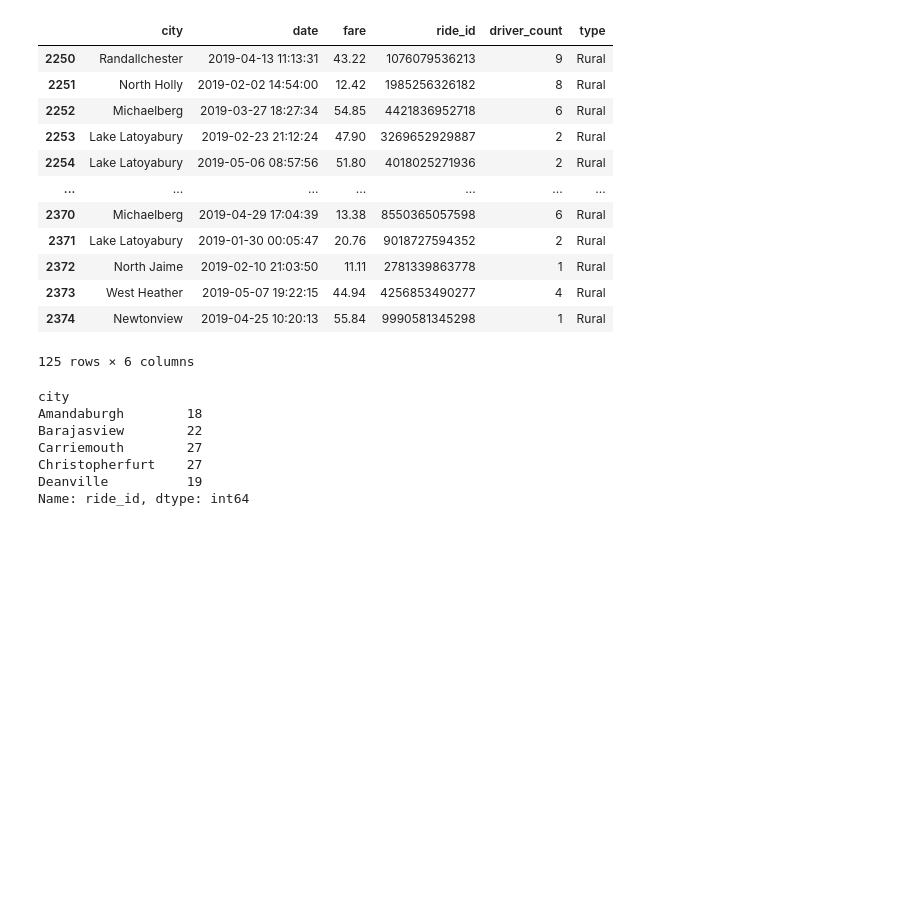
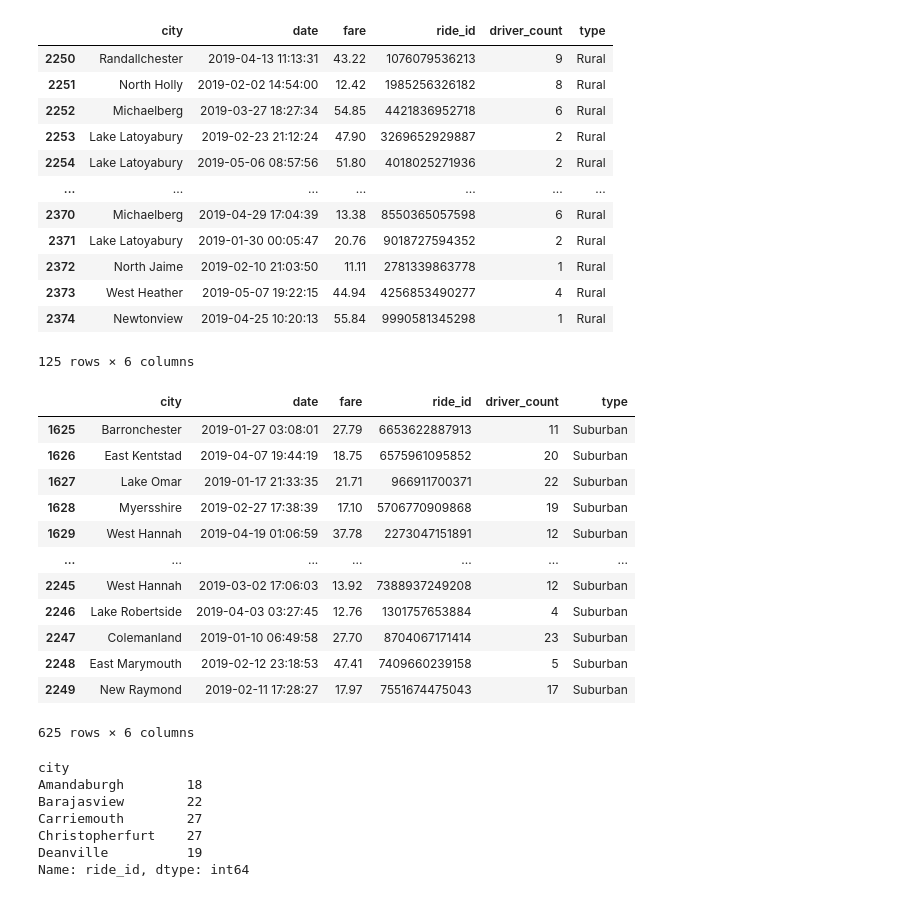
Before and after one commit to Tobikuku/PyBer_Analysis, a Jupyter notebook: PyBer.ipynb, the cells around one changed output. Drawn from its saved outputs; the diff is of its cells as text; code cells hidden in the pictures; blank space fills up the shorter version.

```diff
--- a/PyBer.ipynb
+++ b/PyBer.ipynb
@@ -152,6 +152,24 @@ rural_cities_df
 | 2373 | West Heather | 2019-05-07 19:22:15 | 44.94 | 4256853490277 | 4 | Rural |
 | 2374 | Newtonview | 2019-04-25 10:20:13 | 55.84 | 9990581345298 | 1 | Rural |
 125 rows × 6 columns
+# %%
+suburban_cities_df = pyber_data_df[pyber_data_df["type"] == "Suburban"]
+
+suburban_cities_df
+# %% [output]
+|  | city | date | fare | ride_id | driver_count | type |
+| 1625 | Barronchester | 2019-01-27 03:08:01 | 27.79 | 6653622887913 | 11 | Suburban |
+| 1626 | East Kentstad | 2019-04-07 19:44:19 | 18.75 | 6575961095852 | 20 | Suburban |
+| 1627 | Lake Omar | 2019-01-17 21:33:35 | 21.71 | 966911700371 | 22 | Suburban |
+| 1628 | Myersshire | 2019-02-27 17:38:39 | 17.10 | 5706770909868 | 19 | Suburban |
+| 1629 | West Hannah | 2019-04-19 01:06:59 | 37.78 | 2273047151891 | 12 | Suburban |
+| ... | ... | ... | ... | ... | ... | ... |
+| 2245 | West Hannah | 2019-03-02 17:06:03 | 13.92 | 7388937249208 | 12 | Suburban |
+| 2246 | Lake Robertside | 2019-04-03 03:27:45 | 12.76 | 1301757653884 | 4 | Suburban |
+| 2247 | Colemanland | 2019-01-10 06:49:58 | 27.70 | 8704067171414 | 23 | Suburban |
+| 2248 | East Marymouth | 2019-02-12 23:18:53 | 47.41 | 7409660239158 | 5 | Suburban |
+| 2249 | New Raymond | 2019-02-11 17:28:27 | 17.97 | 7551674475043 | 17 | Suburban |
+625 rows × 6 columns
 # %%
 # Get the number of rides for urban cities.
 urban_ride_count = urban_cities_df.groupby(["city"]).count()["ride_id"]
```
Also changed, not shown: parts of 24 cells of this notebook, 6 other files.
